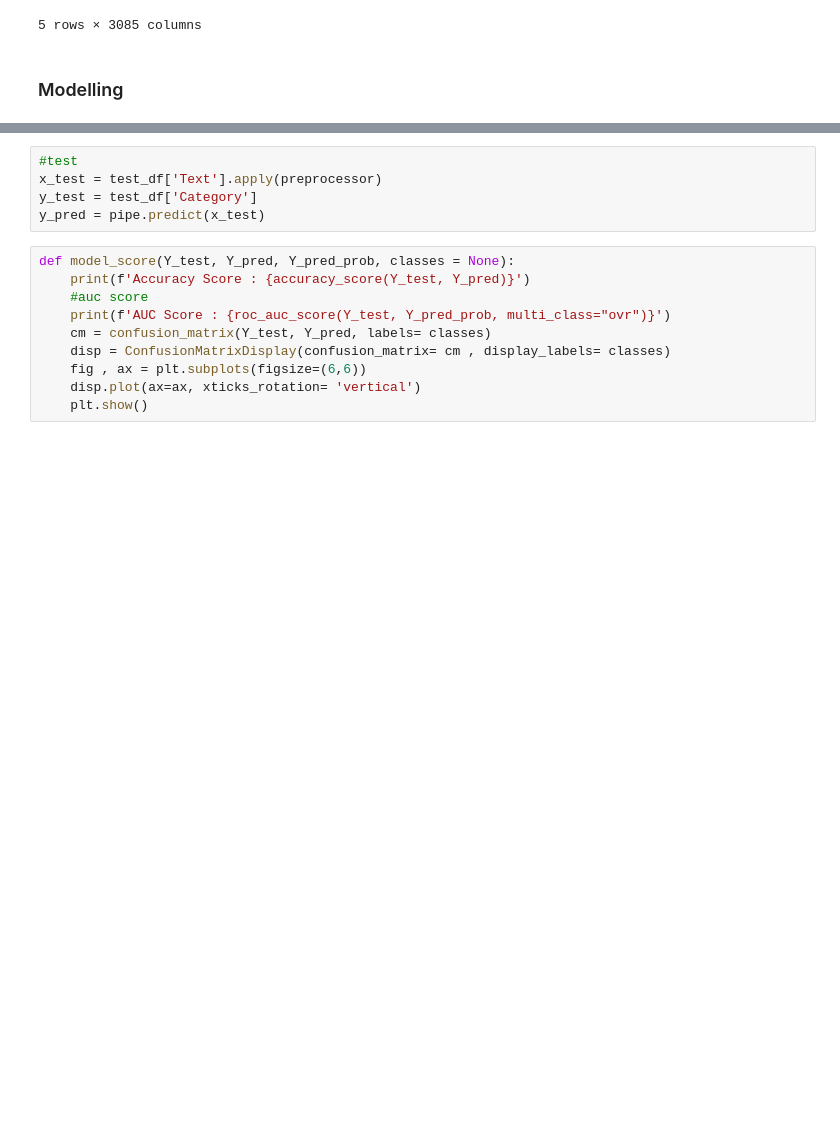
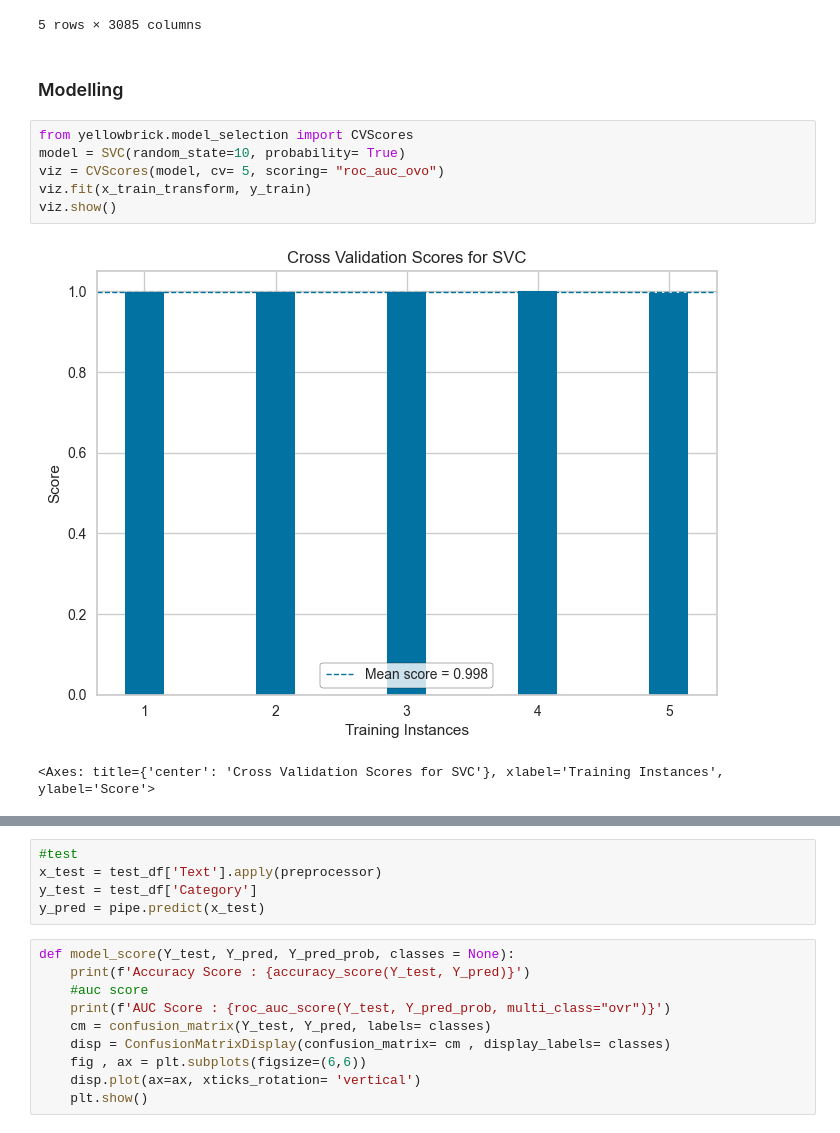
Before and after one commit to rileydrizzy/news_classification, a Jupyter notebook: news_classification.ipynb, the cells around one changed output, grey strips where cells are left out. Cells and saved outputs as stored; diff of their text form; blank space fills up the shorter version.

```diff
--- a/news_classification.ipynb
+++ b/news_classification.ipynb
@@ -128,4 +129,13 @@ tfidf_dataframe.head()
 5 rows × 3085 columns
 # %% [markdown]
 ### Modelling
+# %%
+from yellowbrick.model_selection import CVScores
+model = SVC(random_state=10, probability= True)
+viz = CVScores(model, cv= 5, scoring= "roc_auc_ovo")
+viz.fit(x_train_transform, y_train)
+viz.show()
+# %% [output]
+[figure, added]
+<Axes: title={'center': 'Cross Validation Scores for SVC'}, xlabel='Training Instances', ylabel='Score'>
 # %%
```
Also changed, not shown: parts of 18 cells of this notebook, 2 other files.
